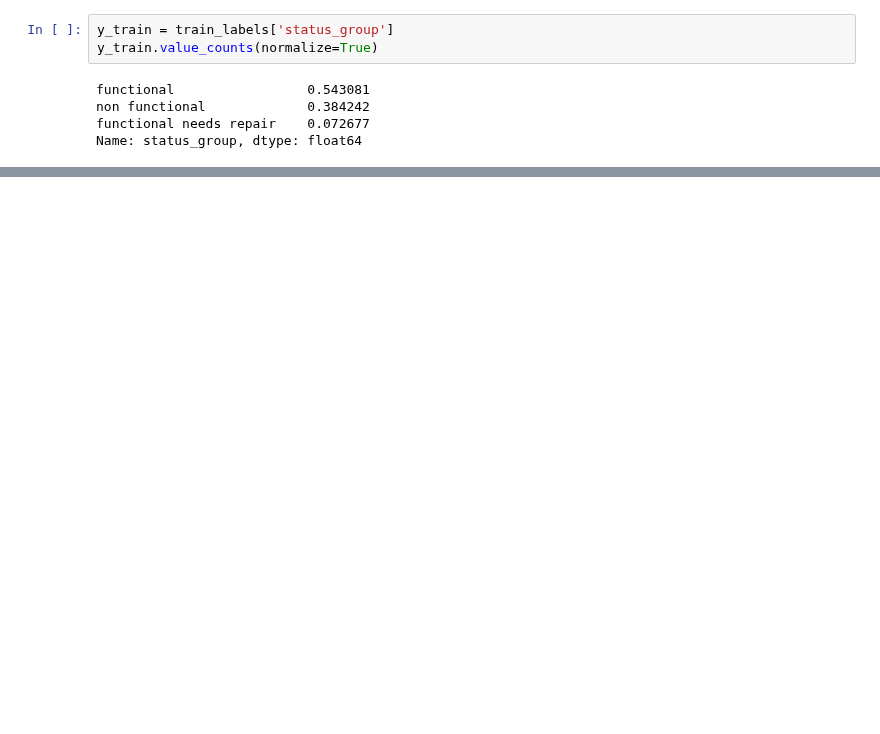
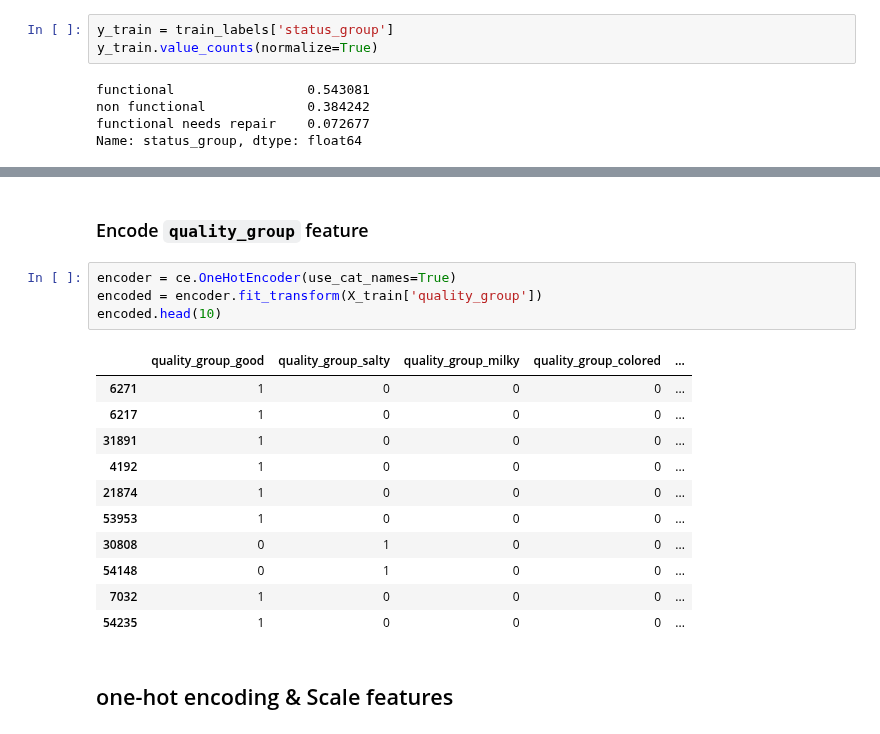
Before and after one commit to LambdaSchool/DS-Unit-2-Classification-1, a Jupyter notebook: Nicolae_Dubenco_log_reg_cat_encoding.ipynb, the cells around one changed output, grey strips where cells are left out. Saved outputs shown, nothing was run; the diff lists cells and outputs as text; blank space fills up the shorter version.

```diff
--- a/Nicolae_Dubenco_log_reg_cat_encoding.ipynb
+++ b/Nicolae_Dubenco_log_reg_cat_encoding.ipynb
@@ -71,0 +586,20 @@ Name: status_group, dtype: float64
+# %% [markdown]
+### Encode `quality_group` feature
+# %%
+encoder = ce.OneHotEncoder(use_cat_names=True)
+encoded = encoder.fit_transform(X_train['quality_group'])
+encoded.head(10)
+# %% [output]
+|  | quality_group_good | quality_group_salty | quality_group_milky | quality_group_colored | ... |
+| 6271 | 1 | 0 | 0 | 0 | ... |
+| 6217 | 1 | 0 | 0 | 0 | ... |
+| 31891 | 1 | 0 | 0 | 0 | ... |
+| 4192 | 1 | 0 | 0 | 0 | ... |
+| 21874 | 1 | 0 | 0 | 0 | ... |
+| 53953 | 1 | 0 | 0 | 0 | ... |
+| 30808 | 0 | 1 | 0 | 0 | ... |
+| 54148 | 0 | 1 | 0 | 0 | ... |
+| 7032 | 1 | 0 | 0 | 0 | ... |
+| 54235 | 1 | 0 | 0 | 0 | ... |
+# %% [markdown]
+## one-hot encoding & Scale features
```
Also changed, not shown: parts of 77 cells of this notebook.
